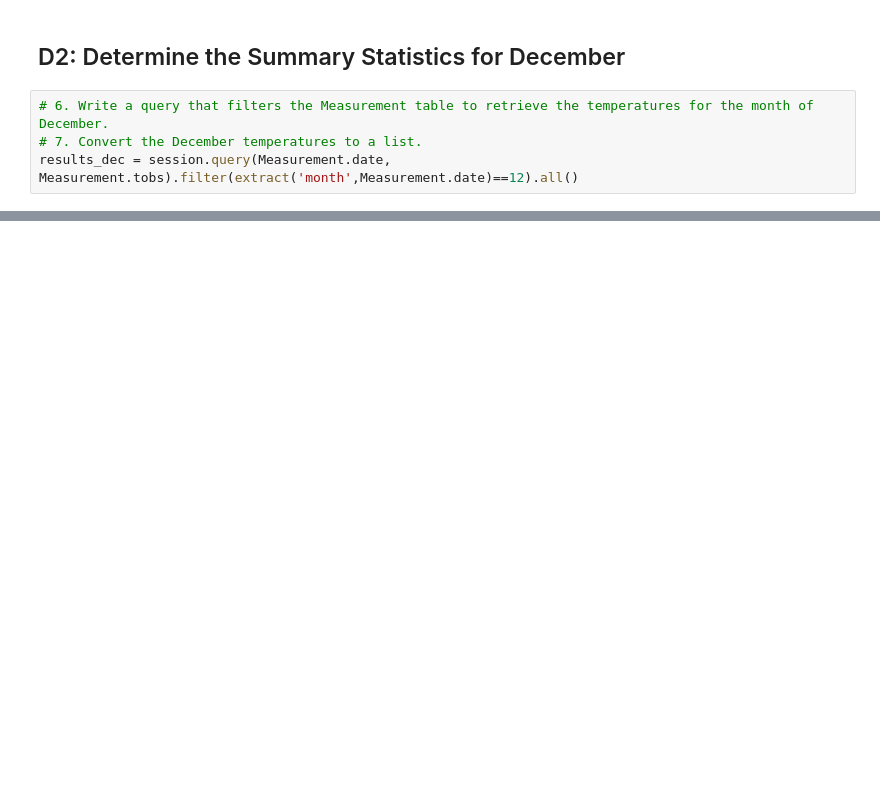
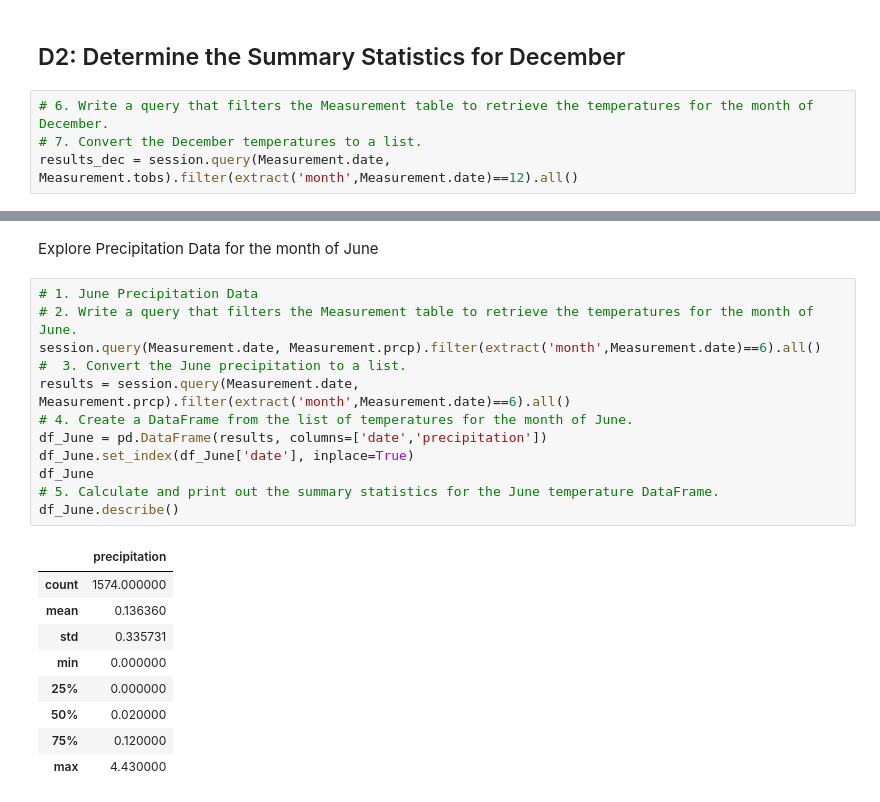
Before and after one commit to achoav/surfs_up, a Jupyter notebook: SurfsUp_Challenge.ipynb, the cells around one changed output, grey strips where cells are left out. Saved outputs shown, nothing was run; the diff lists cells and outputs as text; blank space fills up the shorter version.

```diff
--- a/SurfsUp_Challenge.ipynb
+++ b/SurfsUp_Challenge.ipynb
@@ -152,0 +177,24 @@ df_dec.describe()
+# %% [markdown]
+Explore Precipitation Data for the month of June
+# %%
+# 1. June Precipitation Data
+# 2. Write a query that filters the Measurement table to retrieve the temperatures for the month of June.
+session.query(Measurement.date, Measurement.prcp).filter(extract('month',Measurement.date)==6).all()
+#  3. Convert the June precipitation to a list.
+results = session.query(Measurement.date, Measurement.prcp).filter(extract('month',Measurement.date)==6).all()
+# 4. Create a DataFrame from the list of temperatures for the month of June.
+df_June = pd.DataFrame(results, columns=['date','precipitation'])
+df_June.set_index(df_June['date'], inplace=True)
+df_June
+# 5. Calculate and print out the summary statistics for the June temperature DataFrame.
+df_June.describe()
+# %% [output]
+|  | precipitation |
+| count | 1574.000000 |
+| mean | 0.136360 |
+| std | 0.335731 |
+| min | 0.000000 |
+| 25% | 0.000000 |
+| 50% | 0.020000 |
+| 75% | 0.120000 |
+| max | 4.430000 |
```
Also changed, not shown: parts of 8 cells of this notebook, 5 other files.
